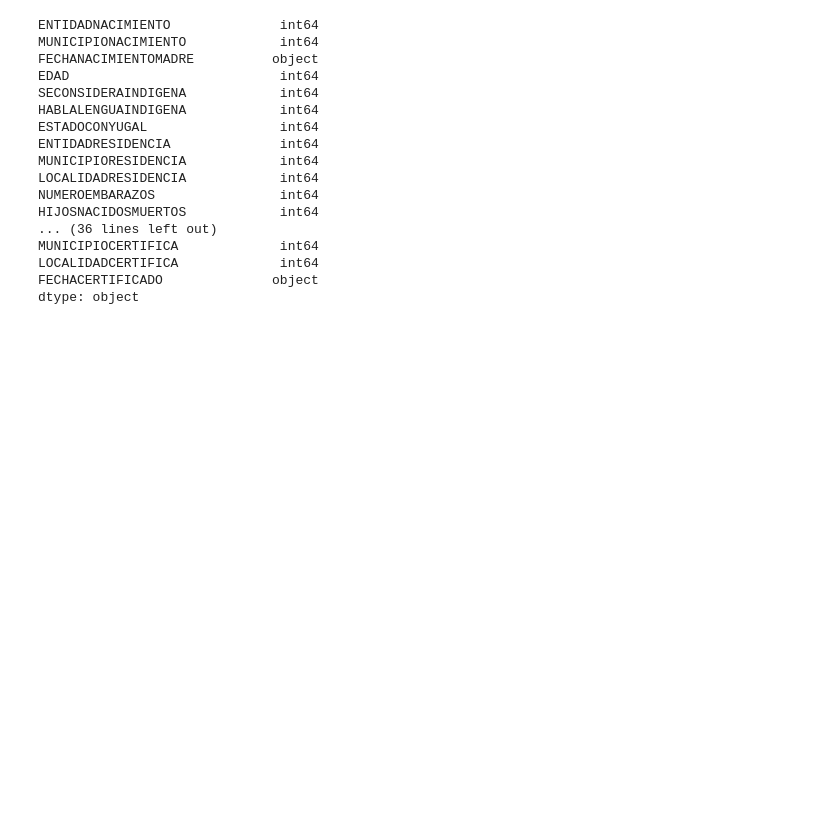
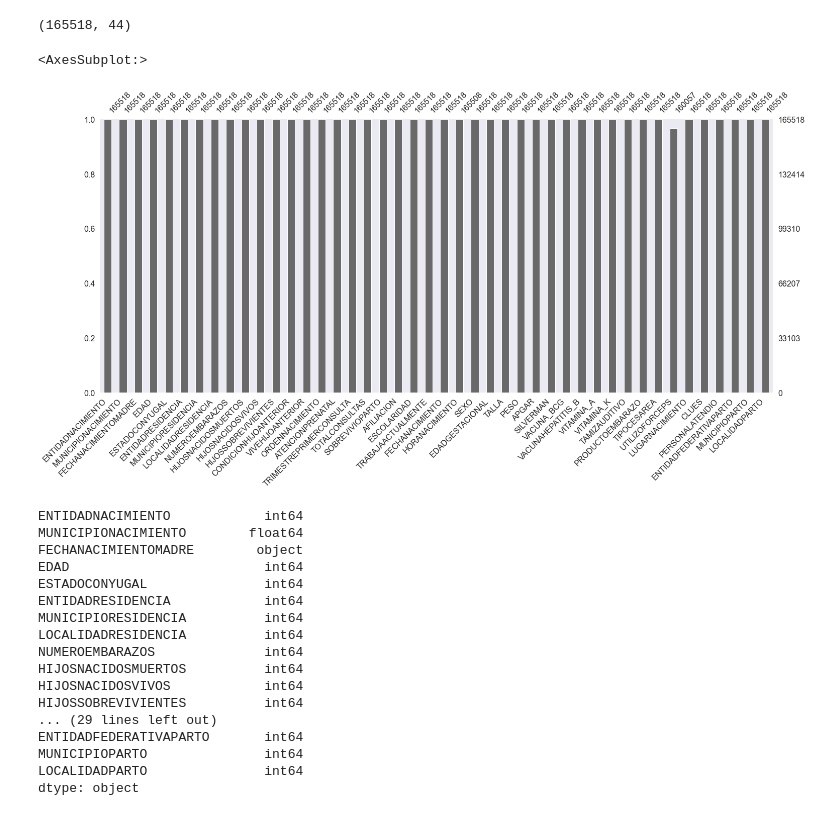
Before and after one commit to benjalm21/ProyectoFinal_IC, a Jupyter notebook: ProyectoFinal_IC.ipynb, the cells around one changed output. Drawn from its saved outputs; the diff is of its cells as text; code cells hidden in the pictures; blank space fills up the shorter version.

```diff
--- a/ProyectoFinal_IC.ipynb
+++ b/ProyectoFinal_IC.ipynb
@@ -92,3 +60,10 @@ natalidad_2020_sonora
 natalidad_2020_sonora.to_csv('./datos/Sonora_2020.csv',index=False)
 # %%
 Sonora2020=pd.read_csv('./datos/Sonora_2020.csv')
+sonora2017=pd.read_csv('./datos/Sonora2017_18_19.csv')
+# %%
+Sonora2017_2020=Sonora2020.append(sonora2017)
+
+Sonora2017_2020.shape
+# %% [output]
+(165518, 44)
@@ -95,20 +72,25 @@ Sonora2020=pd.read_csv('./datos/Sonora_2020.csv')
+# %%
+msno.bar(Sonora2017_2020)
+# %% [output]
+<AxesSubplot:>
+[figure, added]
 # %%
-Sonora2020.dtypes
+Sonora2017_2020.dtypes
 # %% [output]
-ENTIDADNACIMIENTO              int64
-MUNICIPIONACIMIENTO            int64
-FECHANACIMIENTOMADRE          object
-EDAD                           int64
-SECONSIDERAINDIGENA            int64
-HABLALENGUAINDIGENA            int64
-ESTADOCONYUGAL                 int64
-ENTIDADRESIDENCIA              int64
-MUNICIPIORESIDENCIA            int64
-LOCALIDADRESIDENCIA            int64
-NUMEROEMBARAZOS                int64
-HIJOSNACIDOSMUERTOS            int64
-... (36 lines left out)
-MUNICIPIOCERTIFICA             int64
-LOCALIDADCERTIFICA             int64
-FECHACERTIFICADO              object
+ENTIDADNACIMIENTO            int64
+MUNICIPIONACIMIENTO        float64
+FECHANACIMIENTOMADRE        object
+EDAD                         int64
+ESTADOCONYUGAL               int64
+ENTIDADRESIDENCIA            int64
+MUNICIPIORESIDENCIA          int64
+LOCALIDADRESIDENCIA          int64
+NUMEROEMBARAZOS              int64
+HIJOSNACIDOSMUERTOS          int64
+HIJOSNACIDOSVIVOS            int64
+HIJOSSOBREVIVIENTES          int64
+... (29 lines left out)
+ENTIDADFEDERATIVAPARTO       int64
+MUNICIPIOPARTO               int64
+LOCALIDADPARTO               int64
 dtype: object
```
Also changed, not shown: parts of 39 cells of this notebook, 9 other files.
